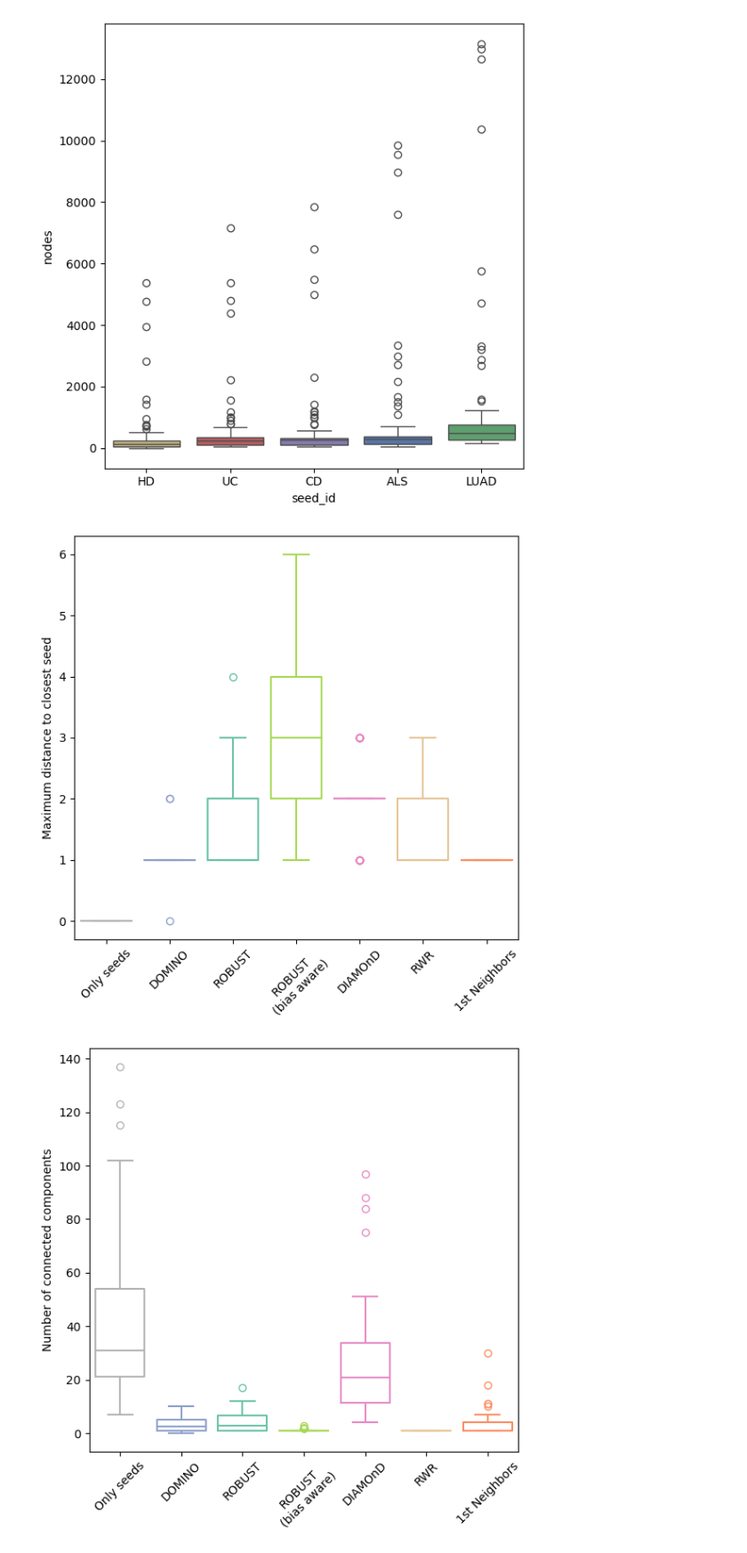
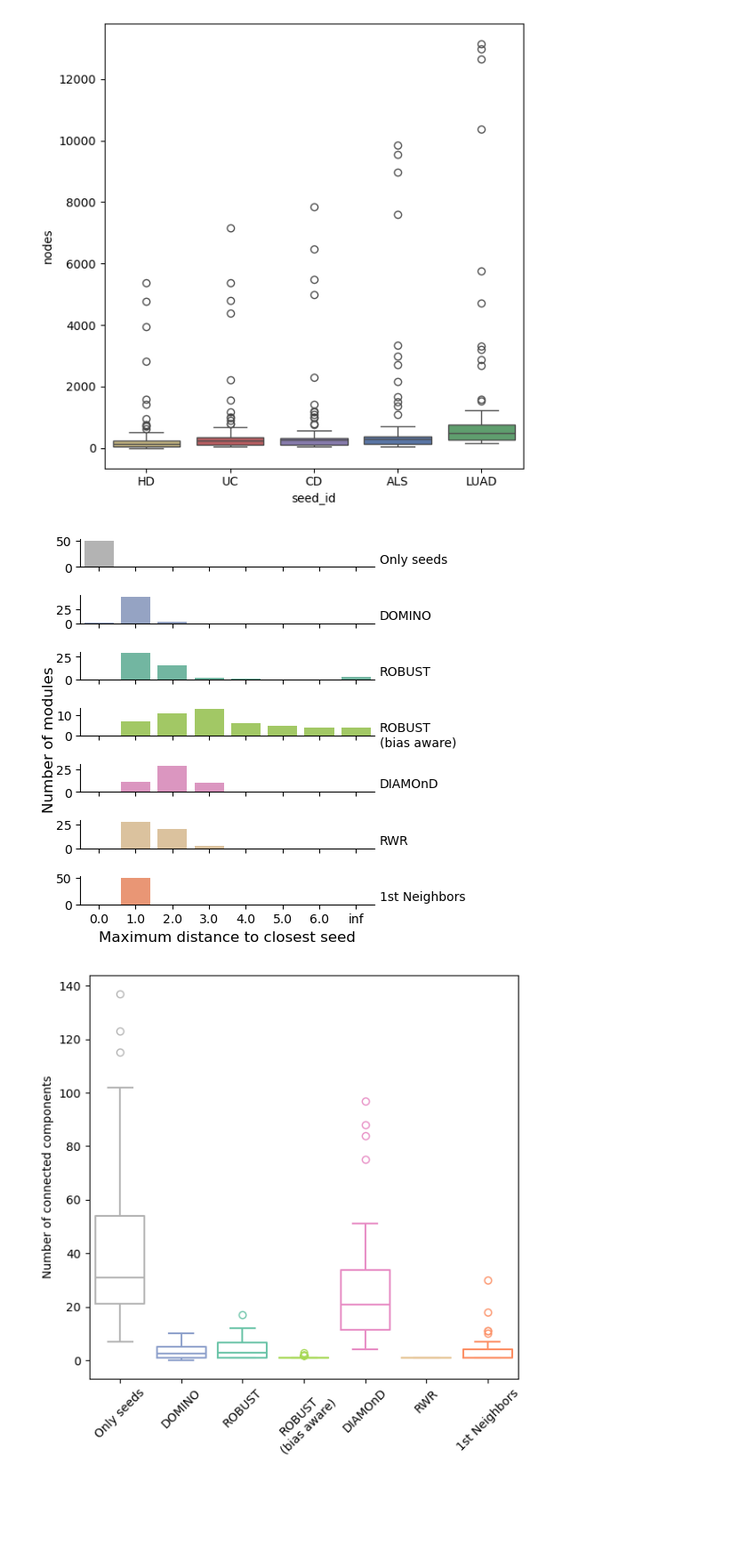
Before and after one commit to REPO4EU/modulediscovery_demonstration, a Jupyter notebook: src/04_visualize_module_topology.ipynb, the cells around one changed output. Shown at 89% size. Drawn from its saved outputs; the diff is of its cells as text; code cells hidden in the pictures; blank space fills up the shorter version.

Commit message:
changed visualization for maximum distance to closest seed

```diff
--- a/src/04_visualize_module_topology.ipynb
+++ b/src/04_visualize_module_topology.ipynb
@@ -81,17 +81,36 @@ plt.tight_layout()
 plt.show()
 # %% [output]
 [figure]
-# %%
-# TODO: maybe as heatmap?
-plt.figure(figsize=(6, 6))
-sns.boxplot(data=df, y="max_dist_to_seed", hue="amim", x="amim", palette=dict(zip(amim_meta_df.label, amim_meta_df.color)), order=amim_meta_df.label, fill=False)
-plt.xticks(rotation=45)
-plt.xlabel("")
-plt.ylabel("Maximum distance to closest seed")
-plt.tight_layout()
-plt.show()
-# %% [output]
-[figure, removed]
+# %%
+
+# Faceted countplot
+g = sns.catplot(
+    data=df,
+    x="max_dist_to_seed",
+    col=None,
+    row_order=amim_meta_df.label,
+    row="amim",
+    kind="count",
+    hue="amim",
+    hue_order=amim_meta_df.label,
+    palette=dict(zip(amim_meta_df.label, amim_meta_df.color)),
+    height=0.7,                      # Adjust height per facet
+    aspect=7,                        # Adjust aspect ratio
+    sharey=False,                  # Do not share y-axis
+    legend=False,                  # Disable legend
+)
+
+g.set_titles(col_template="", row_template="")
+g.set_xlabels("Maximum distance to closest seed", fontsize=12)
+for ax, row_val in zip(g.axes.flat, amim_meta_df.label):
+    ax.set_ylabel(f"{row_val}", rotation=0, ha="left", va="center")
+    ax.yaxis.set_label_position("right")
+g.figure.text(0, 0.5, "Number of modules", va='center', rotation='vertical', fontsize=12)
+
+plt.tight_layout()
+plt.show()
+# %% [output]
+[figure, added]
 # %%
 plt.figure(figsize=(6, 6))
 sns.boxplot(data=df, y="components", hue="amim", x="amim", fill=False, palette=dict(zip(amim_meta_df.label, amim_meta_df.color)), order=amim_meta_df.label)
```
